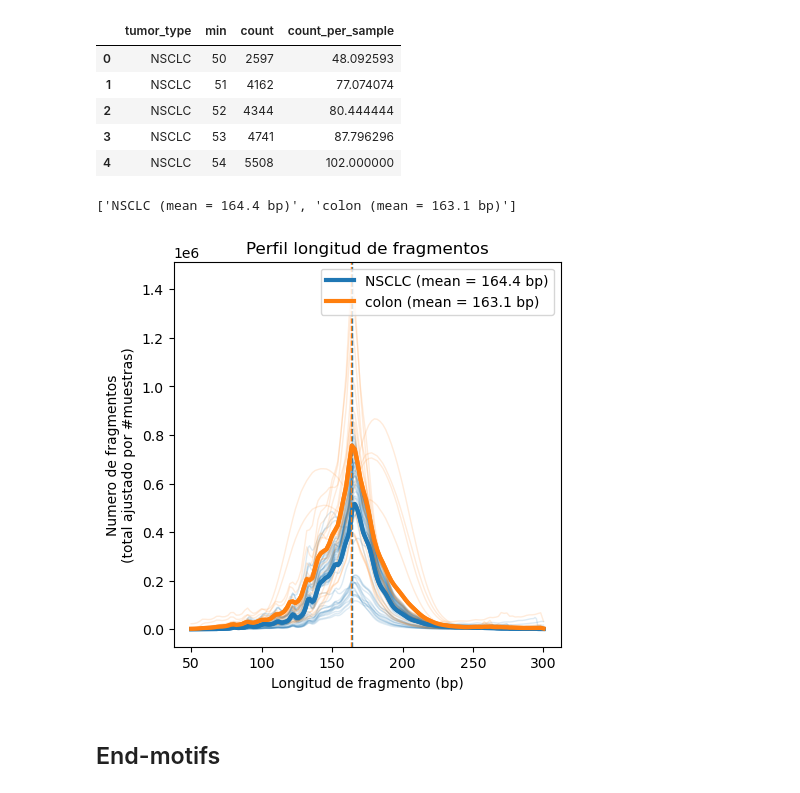
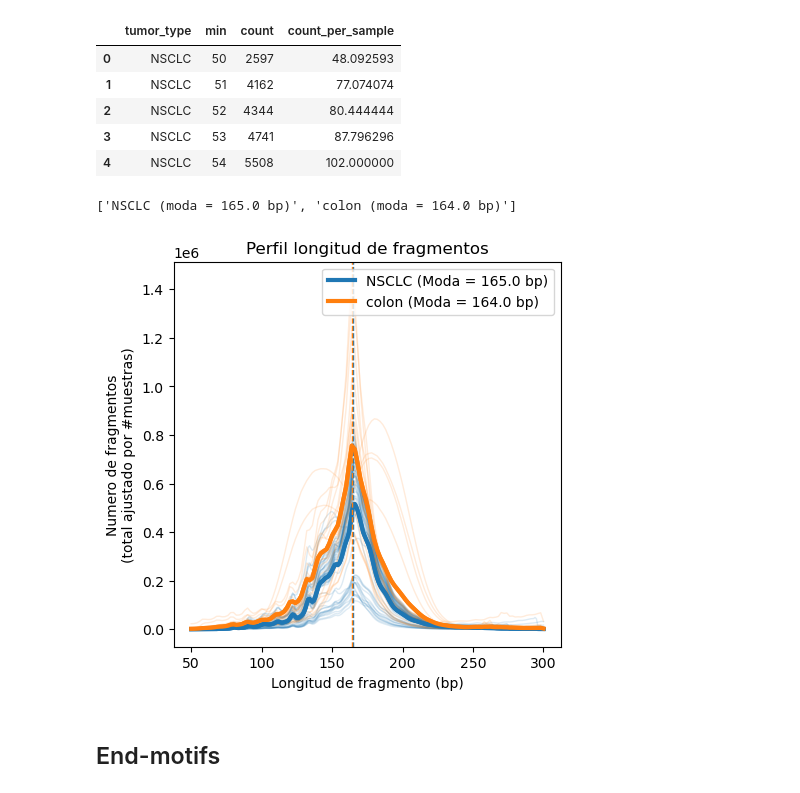
Before and after one commit to sara-suarez93/bcltofrag, a Jupyter notebook: notebook_analysis_fragmentomics.ipynb, the cells around one changed output. Drawn from its saved outputs; the diff is of its cells as text; code cells hidden in the pictures.

```diff
--- a/notebook_analysis_fragmentomics.ipynb
+++ b/notebook_analysis_fragmentomics.ipynb
@@ -336,13 +395,19 @@ df_fraglen["rel_freq"] = (
     df_fraglen.groupby(["sample", "qc"])["count"].transform("sum")
 )
 
-
 df_fraglen["scaled_freq"] = (
     # min-media/std
      (df_fraglen["rel_freq"]- df_fraglen.groupby("min")["rel_freq"].transform("mean")) /
     df_fraglen.groupby("min")["rel_freq"].transform("std")
 )
 
+# conteos escalados
+df_fraglen["scaled_count"] = (
+    # min-media/std
+     (df_fraglen["count"]- df_fraglen.groupby("min")["count"].transform("mean")) /
+    df_fraglen.groupby("min")["count"].transform("std")
+)
+
 
 df_fraglen.head()
 # %% [output]
@@ -600,7 +677,7 @@ sample_to_pool = {
 
 #print(sample_to_pool)
 # %%
-df_fraglen['pool'] = df_fraglen['sample'].str.split("_").str[0].map(sample_to_pool)
+df_fraglen.loc[:, "pool"] = df_fraglen['sample'].str.split("_").str[0].map(sample_to_pool)
 
 print(df_fraglen.head())
 
@@ -617,7 +710,6 @@ np.False_
 # %%
 mat_fraglen = (
-    df_fraglen
-    .pivot_table(
+    df_fraglen.pivot_table(
         index=["sample", "qc", "pool"],
         columns="min",        # fragment length
         values="scaled_freq",
@@ -641,7 +733,7 @@ colors_qc = {
 
 
 # escalados
-for qc, g in df_pca_scaled.groupby("qc"):
+for qc, g in df_pca.groupby("qc"):
     axes[0].scatter(g.PC1, g.PC2,
                     label=qc,
                     alpha=0.3,
@@ -892,10 +976,17 @@ mean_fraglen = (
     .apply(lambda g: np.average(g["min"], weights=g["count"]), include_groups=False)
 )
 
+# moda longitud de fragmentos
+mode_fraglen = (
+    df_perfil_sample
+    .groupby("tumor_type", group_keys=False)
+    .apply(lambda g: g.loc[g["count"].idxmax(), "min"])
+)
+
 legend_labels = []
 
-for tumor, x in mean_fraglen.items():
-    legend_labels.append(f"{tumor} (mean = {x:.1f} bp)")
+for tumor, x in mode_fraglen.items():
+    legend_labels.append(f"{tumor} (moda = {x:.1f} bp)")
 
 print(legend_labels)
 
@@ -920,37 +1011,37 @@ for tumor, g in df_perfil.groupby("tumor_type"):
         g["count_per_sample"],
         color=colors_tumor[tumor],
         linewidth=3,
         label="_nolegend_"
     )
 
 # lineas media longitud fragmento
 for tumor, g in df_perfil.groupby("tumor_type"):
     g = g.sort_values("min")
     ax.plot(
         g["min"],
         g["count_per_sample"],
         color=colors_tumor[tumor],
         linewidth=3,
-        label=f"{tumor} (mean = {mean_fraglen[tumor]:.1f} bp)"
+        label=f"{tumor} (Moda = {mode_fraglen[tumor]:.1f} bp)"
     )
 
     ax.axvline(
-        mean_fraglen[tumor],
+        mode_fraglen[tumor],
         color=colors_tumor[tumor],
         linestyle="--",
         linewidth=1,
         label="_nolegend_"
     )
 
 ax.set_xlabel("Longitud de fragmento (bp)")
 ax.set_ylabel("Numero de fragmentos\n(total ajustado por #muestras)")
 ax.set_title("Perfil longitud de fragmentos")
 ax.legend()
 
 plt.show()
 # %% [output]
-['NSCLC (mean = 164.4 bp)', 'colon (mean = 163.1 bp)']
+['NSCLC (moda = 165.0 bp)', 'colon (moda = 164.0 bp)']
-[figure, old version]
+[figure, new version]
 # %% [markdown]
 ## End-motifs
 # %%
```
Also changed, not shown: parts of 22 cells of this notebook, 4 other files.
